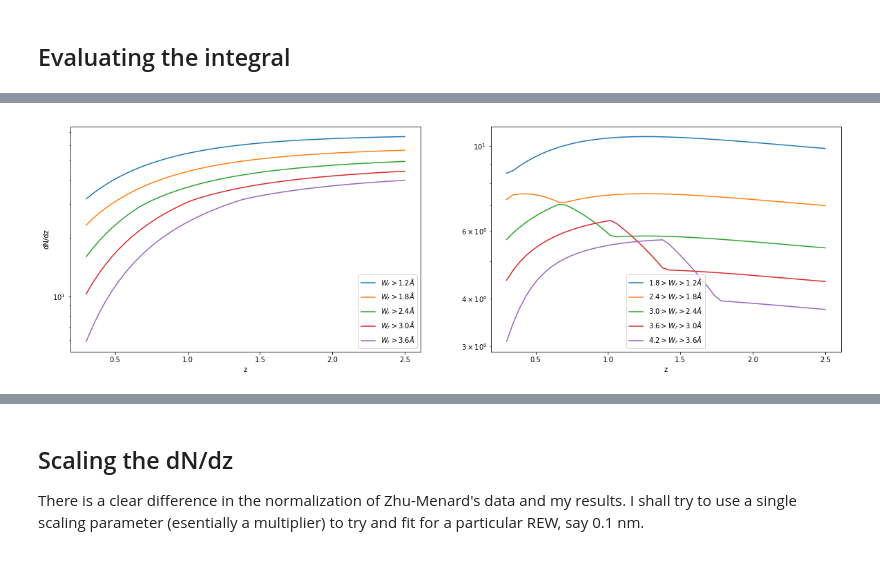
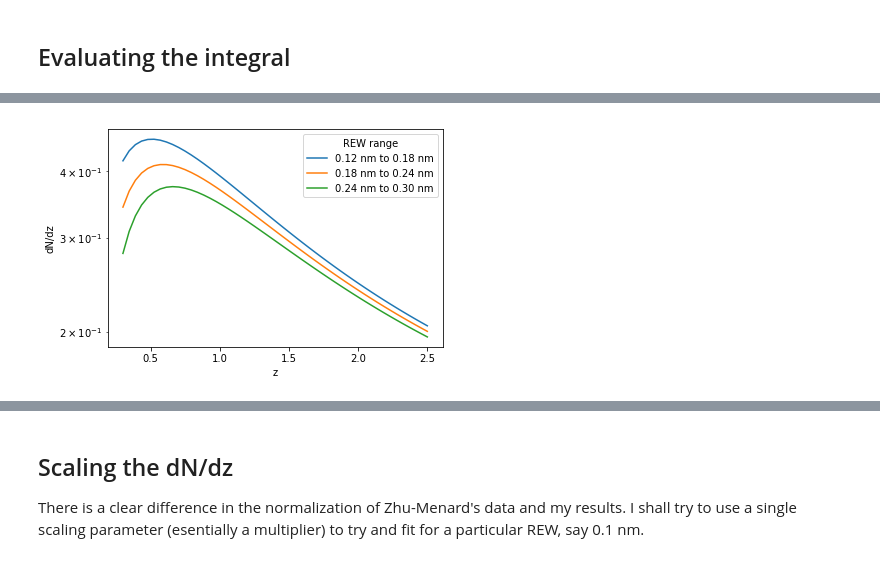
Before and after one commit to SunilSimha/MgIIabs, a Jupyter notebook: docs/Modelling the absorber distribution.ipynb, the cells around one changed output, grey strips where cells are left out. Saved outputs shown, nothing was run; the diff lists cells and outputs as text; code cells hidden in the pictures.

```diff
--- a/docs/Modelling the absorber distribution.ipynb
+++ b/docs/Modelling the absorber distribution.ipynb
@@ -27,7 +27,7 @@ Where $M_{low}$  is decided by the rest equivalent width we are interested in. I
 
 I have transformed to semi logarithmic space (`y = log10(M)`). This transformation means the integrand gets another factor of $\ln(10)M$. The reason for this is made apparent in the following steps
 # %%
-def integrand(logM_12,rew):
+def integrand(logM_12):
     M = 10**logM_12*1e12
     dndm = hmf.dNdM(M*M_sun,z=z,growthf=growthf)*rho_m/M**2#Because of the way dN/dm is coded
     sigmag = np.pi*hmod.rg(M*M_sun,z=z).value**2
@@ -269,0 +197,7 @@ This is in complete disagreement with the observations of Zhu-Menard (who propos
+# %%
+dndzdata = np.asarray(all_integs).transpose()
+names = [str(z) for z in redshifts]
+table = Table(dndzdata,names=names)
+table['rew']=rewlist
+filename = resource_filename('MgIIabs.count',"")[:-5]+'/data/new_d2ndwdz.csv'
+table.write(filename,format="ascii.csv",overwrite=True)
@@ -269,0 +235,11 @@ This is in complete disagreement with the observations of Zhu-Menard (who propos
+# %%
+redshifts = np.linspace(0.3,2.5)
+rew_min = np.array([0.12,0.18,0.24])*u.nm
+plt.figure()
+for rew in rew_min:
+    dndzarray = [ad.dNdz(z,rew_min) for z in redshifts]
+    plt.semilogy(redshifts,dndzarray,label="{:1.3f}".format(rew))
+plt.legend(title="Minimum REW")
+plt.xlabel("z")
+plt.ylabel("dN/dz")
+plt.show()
@@ -270,26 +248,16 @@ This is in complete disagreement with the observations of Zhu-Menard (who propos
 # %%
-# For REW intervals
 redshifts = np.linspace(0.3,2.5)
-rew_mins = np.array([0.12,0.18,0.24,0.3,0.36])*u.nm
-rew_maxes = np.array([0.18,0.24,0.3,0.36,0.42])*u.nm
-
-fig, axes = plt.subplots(1,2,figsize=(20,6))
-minplots = []
-intervalplots = []
-for index, rew in enumerate(rew_mins):
-    dndzlist = [ad.dNdz(z,rew).value for z in redshifts]
-    axes[0].semilogy(redshifts,dndzlist,label =r'$W_r>{:1.1f} \AA$'.format(rew.value*10))
-
-    dndzlist = [ad.dNdz(z,rew,rew_maxes[index]) for z in redshifts]
-    axes[1].semilogy(redshifts,dndzlist,label=r'${:1.1f}>W_r>{:1.1f} \AA$'.format(rew_maxes[index].value*10,rew.value*10))
-
-axes[0].set(xlabel="z",ylabel="dN/dz")
-axes[1].set(xlabel="z")
-axes[0].legend()
-axes[1].legend()
+rew_min = np.array([0.12,0.18,0.24])*u.nm
+rew_max = rew_min+0.06*u.nm
+for index, rew in enumerate(rew_min):
+    dndzarray = [ad.dNdz(z,rew,rew_max[index]) for z in redshifts]
+    plt.semilogy(redshifts,dndzarray,label="{:1.2f} to {:1.2f}".format(rew,rew_max[index]))
+plt.legend(title="REW range")
+plt.xlabel("z")
+plt.ylabel("dN/dz")
 plt.show()
 # %% [output]
-[figure, old version]
+[figure, new version]
 # %% [markdown]
 We can compare it against Zhu and Menard's figure. The shape of the functions is different and also there is some sort of difference in normalization but the ordering of the plot seems to be preserved![dNdz](zhu_dndz.png)
 # %% [markdown]
```
Also changed, not shown: parts of 31 cells of this notebook, 2 other files.
